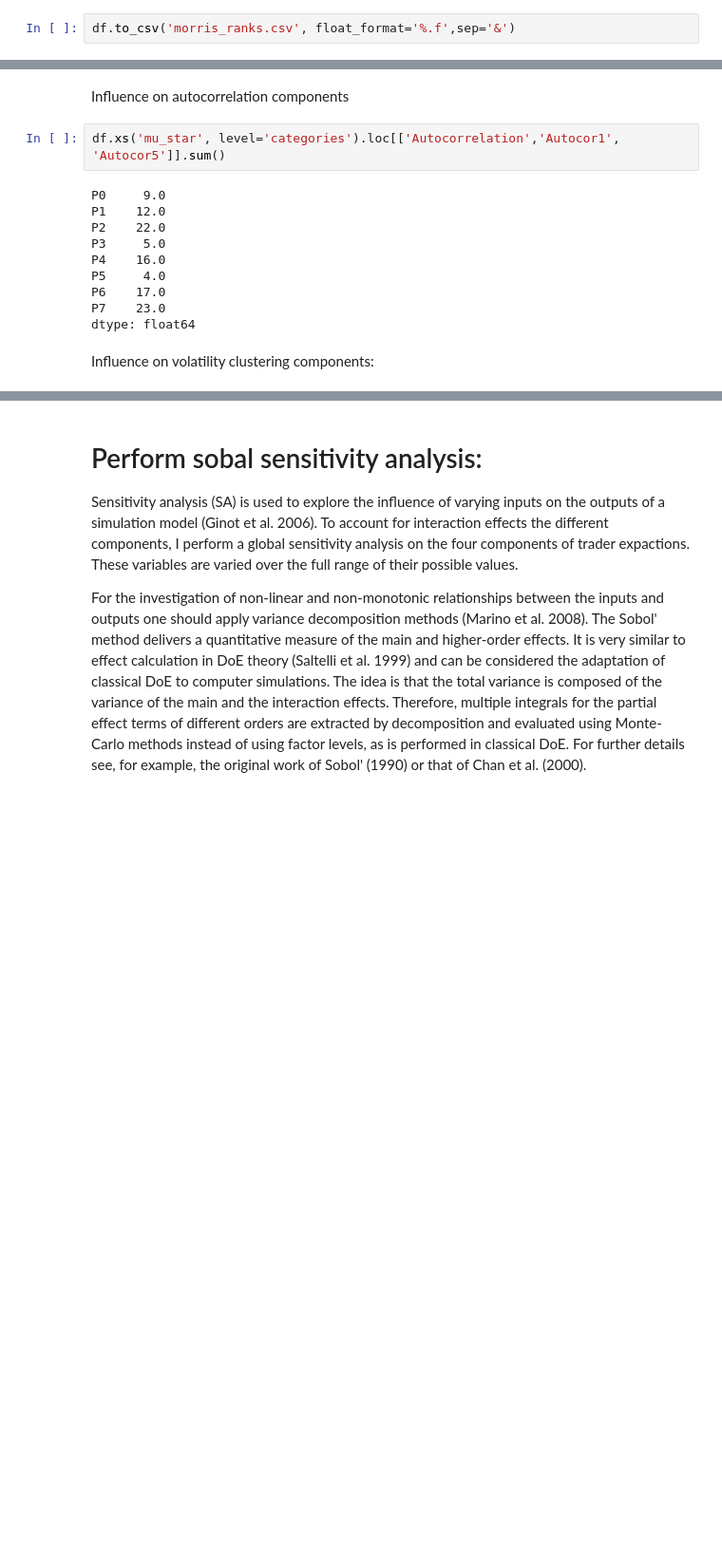
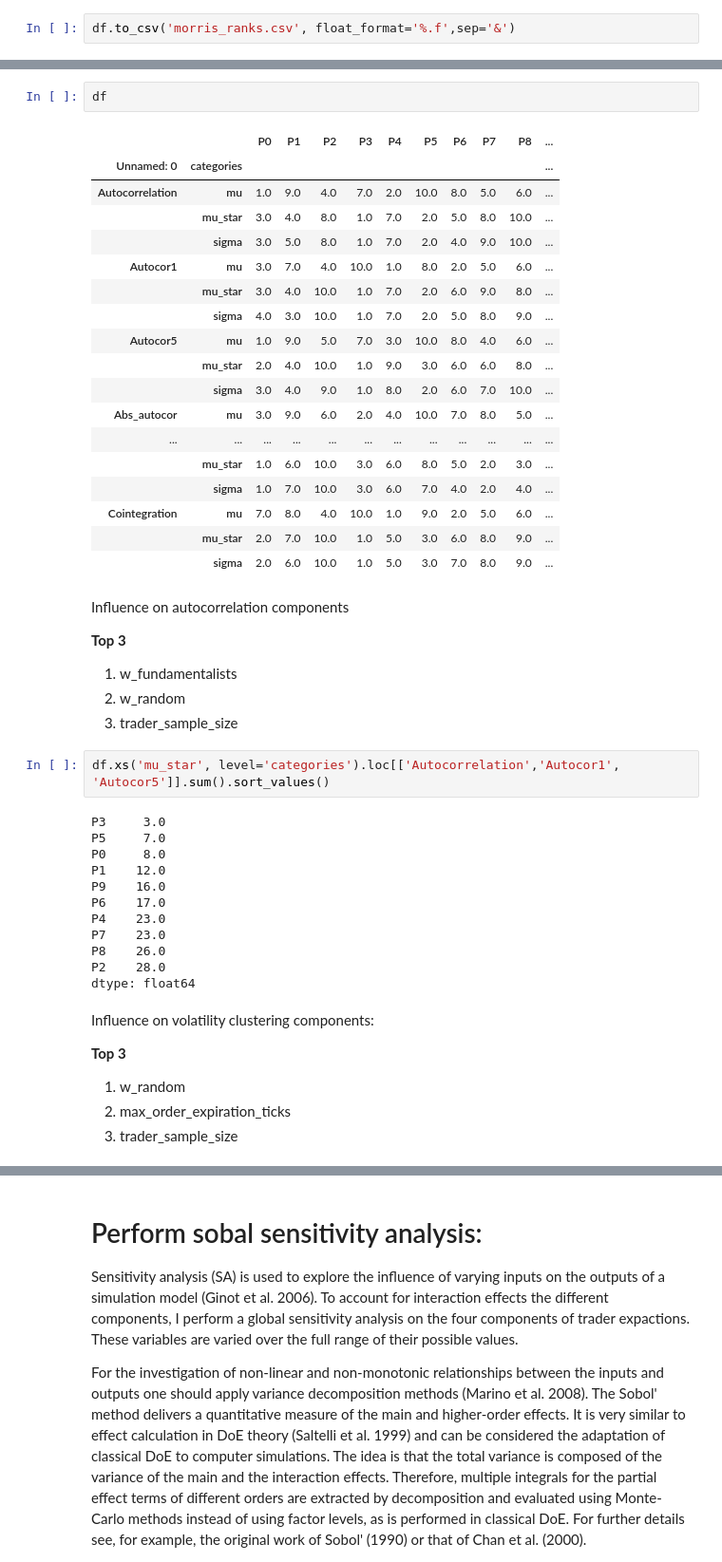
Before and after one commit to joerischasfoort/sim-fin-abm, a Jupyter notebook: sensitivity_analysis.ipynb, the cells around one changed output, grey strips where cells are left out. Shown at 95% size. Drawn from its saved outputs; the diff is of its cells as text; blank space fills up the shorter version.

```diff
--- a/sensitivity_analysis.ipynb
+++ b/sensitivity_analysis.ipynb
@@ -259,17 +247,50 @@ df.to_csv('morris_ranks.csv', float_format='%.f',sep='&')
+# %%
+df
+# %% [output]
+|  |  | P0 | P1 | P2 | P3 | P4 | P5 | P6 | P7 | P8 | ... |
+| Unnamed: 0 | categories |  |  |  |  |  |  |  |  |  | ... |
+| Autocorrelation | mu | 1.0 | 9.0 | 4.0 | 7.0 | 2.0 | 10.0 | 8.0 | 5.0 | 6.0 | ... |
+|  | mu_star | 3.0 | 4.0 | 8.0 | 1.0 | 7.0 | 2.0 | 5.0 | 8.0 | 10.0 | ... |
+|  | sigma | 3.0 | 5.0 | 8.0 | 1.0 | 7.0 | 2.0 | 4.0 | 9.0 | 10.0 | ... |
+| Autocor1 | mu | 3.0 | 7.0 | 4.0 | 10.0 | 1.0 | 8.0 | 2.0 | 5.0 | 6.0 | ... |
+|  | mu_star | 3.0 | 4.0 | 10.0 | 1.0 | 7.0 | 2.0 | 6.0 | 9.0 | 8.0 | ... |
+|  | sigma | 4.0 | 3.0 | 10.0 | 1.0 | 7.0 | 2.0 | 5.0 | 8.0 | 9.0 | ... |
+| Autocor5 | mu | 1.0 | 9.0 | 5.0 | 7.0 | 3.0 | 10.0 | 8.0 | 4.0 | 6.0 | ... |
+|  | mu_star | 2.0 | 4.0 | 10.0 | 1.0 | 9.0 | 3.0 | 6.0 | 6.0 | 8.0 | ... |
+|  | sigma | 3.0 | 4.0 | 9.0 | 1.0 | 8.0 | 2.0 | 6.0 | 7.0 | 10.0 | ... |
+| Abs_autocor | mu | 3.0 | 9.0 | 6.0 | 2.0 | 4.0 | 10.0 | 7.0 | 8.0 | 5.0 | ... |
+| ... | ... | ... | ... | ... | ... | ... | ... | ... | ... | ... | ... |
+|  | mu_star | 1.0 | 6.0 | 10.0 | 3.0 | 6.0 | 8.0 | 5.0 | 2.0 | 3.0 | ... |
+|  | sigma | 1.0 | 7.0 | 10.0 | 3.0 | 6.0 | 7.0 | 4.0 | 2.0 | 4.0 | ... |
+| Cointegration | mu | 7.0 | 8.0 | 4.0 | 10.0 | 1.0 | 9.0 | 2.0 | 5.0 | 6.0 | ... |
+|  | mu_star | 2.0 | 7.0 | 10.0 | 1.0 | 5.0 | 3.0 | 6.0 | 8.0 | 9.0 | ... |
+|  | sigma | 2.0 | 6.0 | 10.0 | 1.0 | 5.0 | 3.0 | 7.0 | 8.0 | 9.0 | ... |
 # %% [markdown]
 Influence on autocorrelation components
+
+**Top 3**
+1. w_fundamentalists
+2. w_random
+3. trader_sample_size
 # %%
-df.xs('mu_star', level='categories').loc[['Autocorrelation','Autocor1', 'Autocor5']].sum()
+df.xs('mu_star', level='categories').loc[['Autocorrelation','Autocor1', 'Autocor5']].sum().sort_values()
 # %% [output]
-P0     9.0
+P3     3.0
+P5     7.0
+P0     8.0
 P1    12.0
-P2    22.0
-P3     5.0
-P4    16.0
-P5     4.0
+P9    16.0
 P6    17.0
+P4    23.0
 P7    23.0
+P8    26.0
+P2    28.0
 dtype: float64
 # %% [markdown]
 Influence on volatility clustering components:
+
+**Top 3**
+1. w_random
+2. max_order_expiration_ticks
+3. trader_sample_size
 # %%
```
Also changed, not shown: parts of 20 cells of this notebook, 7 other files.
